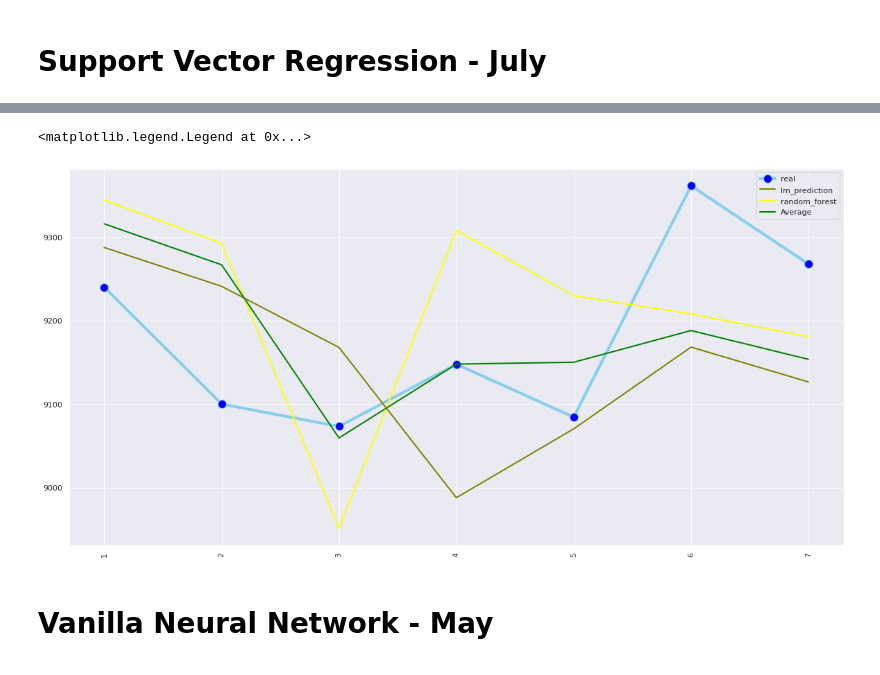
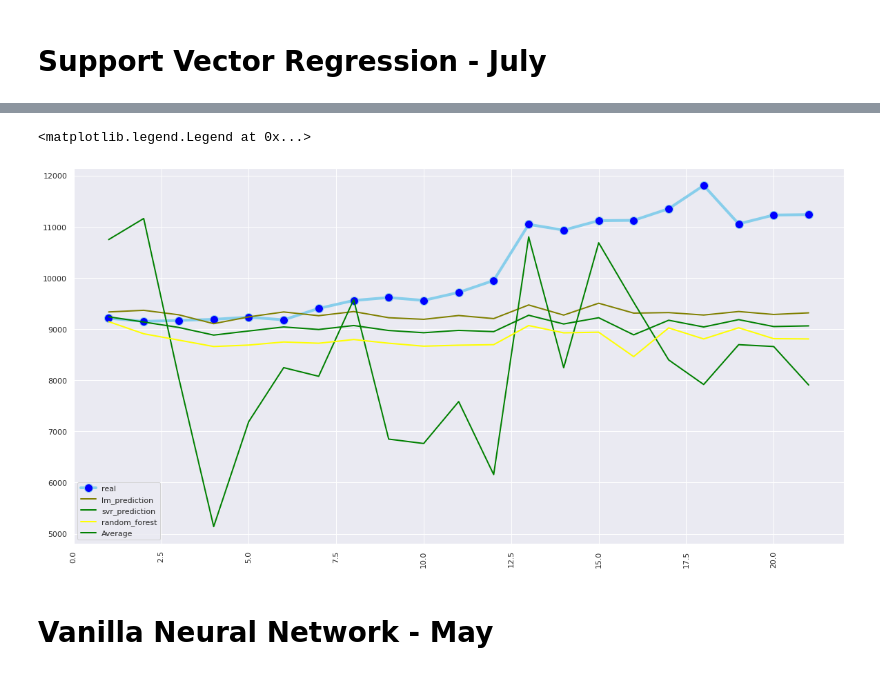
Before and after one commit to DonaldTurton/iLab2, a Jupyter notebook: Modelling_3 weeks.ipynb, the cells around one changed output, grey strips where cells are left out. Drawn from its saved outputs; the diff is of its cells as text; code cells hidden in the pictures.

Commit message:
all models now predict over 3 week periods in May and July

```diff
--- a/Modelling_3 weeks.ipynb
+++ b/Modelling_3 weeks.ipynb
@@ -669,6 +731,6 @@ y_pred_july['index'] = range(1,8)
 # %%
-y_test_july = pd.DataFrame(y_test_july)[0:7]
-y_test_july['index'] = range(1,8)
+y_test_july = pd.DataFrame(y_test_july)[0:21]
+y_test_july['index'] = range(1,22)
 # %%
 # merge the prediction and actual data frames
 merge_july = y_pred_july.merge(y_test_july, on='index', how='left')
@@ -719,7 +781,7 @@ print(lasso.best_score_)
 # %%
 # Predict the model on the x_test data
 y_pred_july_lasso = pd.DataFrame(lasso.predict(x_test_july))
-y_pred_july_lasso['index'] = range(1,8)
+y_pred_july_lasso['index'] = range(1,22)
 # %%
 # merge the prediction and actual data frames
 merge_july = merge_july.merge(y_pred_july_lasso, on='index', how='left')
@@ -772,7 +834,7 @@ y_pred_july_svr = sc_y.inverse_transform(y_pred_july_svr)
 
 
 y_pred_july_svr = pd.DataFrame(y_pred_july_svr)
-y_pred_july_svr['index'] = range(1,8)
+y_pred_july_svr['index'] = range(1,22)
 y_pred_july_svr
 # %% [output]
 |  | 0 | index |
@@ -817,19 +906,19 @@ merge_july
 # %%
-merge_july.columns = ['lm_prediction', 'index', 'real', 'lasso_prediction', 'svr_prediction']
+merge_july.columns = ['lm_prediction', 'index', 'real', 'lasso_prediction', 'svr_prediction', 'stuff up']
 # %%
 # Plot the predicted vs actual in matplot lib
 import matplotlib.pyplot as plt
 plt.plot( 'index', 'real', data=merge_july, marker='o', markerfacecolor='blue', markersize=12, color='skyblue', linewidth=4)
 plt.plot( 'index', 'lm_prediction', data=merge_july, marker='', color='olive', linewidth=2)
 #plt.plot( 'index', 'lasso_prediction', data=merge_july, marker='', color='red', linewidth=2)
-#plt.plot( 'index', 'svr_prediction', data=merge_july, marker='', color='green', linewidth=2)
+plt.plot( 'index', 'svr_prediction', data=merge_july, marker='', color='green', linewidth=2)
 plt.plot( 'index', 'random_forest', data=merge_july, marker='', color='yellow', linewidth=2)
 plt.plot( 'index', 'Average', data=merge_july, marker='', color='green', linewidth=2)
 plt.xticks(rotation='vertical')
 plt.legend()
 # %% [output]
 <matplotlib.legend.Legend at 0x...>
-[figure, old version]
+[figure, new version]
 # %% [markdown]
 # Vanilla Neural Network - May
 # %%
```
Also changed, not shown: parts of 66 cells of this notebook.
